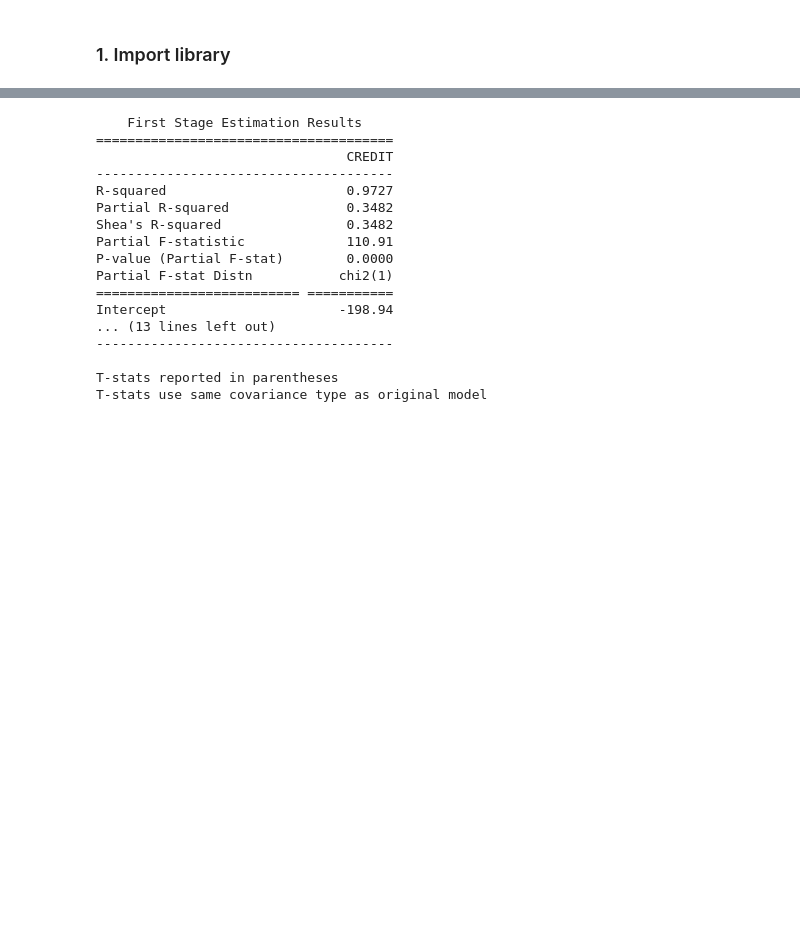
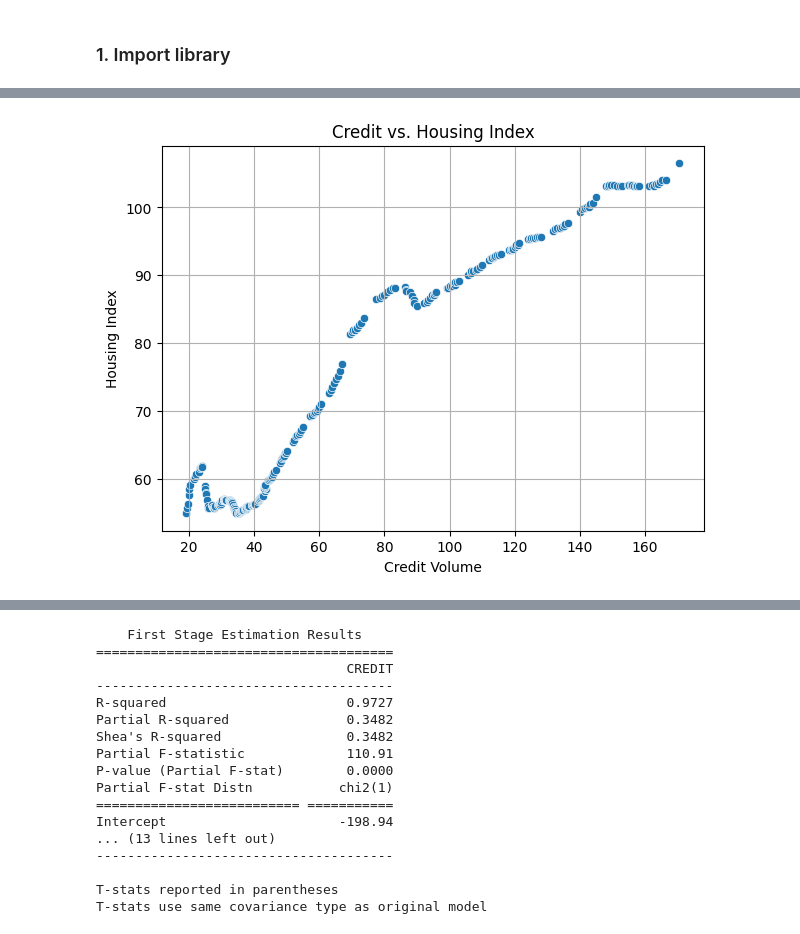
Before and after one commit to Winston8885/econproject, a Jupyter notebook: page.ipynb, the cells around one changed output, grey strips where cells are left out. Cells and saved outputs as stored; diff of their text form; code cells hidden in the pictures; blank space fills up the shorter version.

```diff
--- a/page.ipynb
+++ b/page.ipynb
@@ -90,0 +71,12 @@ plt.show()
+# %%
+import seaborn as sns
+
+plt.figure(figsize=(7, 5))
+sns.scatterplot(x="CREDIT", y="HINDEX", data=df)
+plt.title("Credit vs. Housing Index")
+plt.xlabel("Credit Volume")
+plt.ylabel("Housing Index")
+plt.grid(True)
+plt.show()
+# %% [output]
+[figure, added]
```
Also changed, not shown: parts of 14 cells of this notebook, 1 other file.
